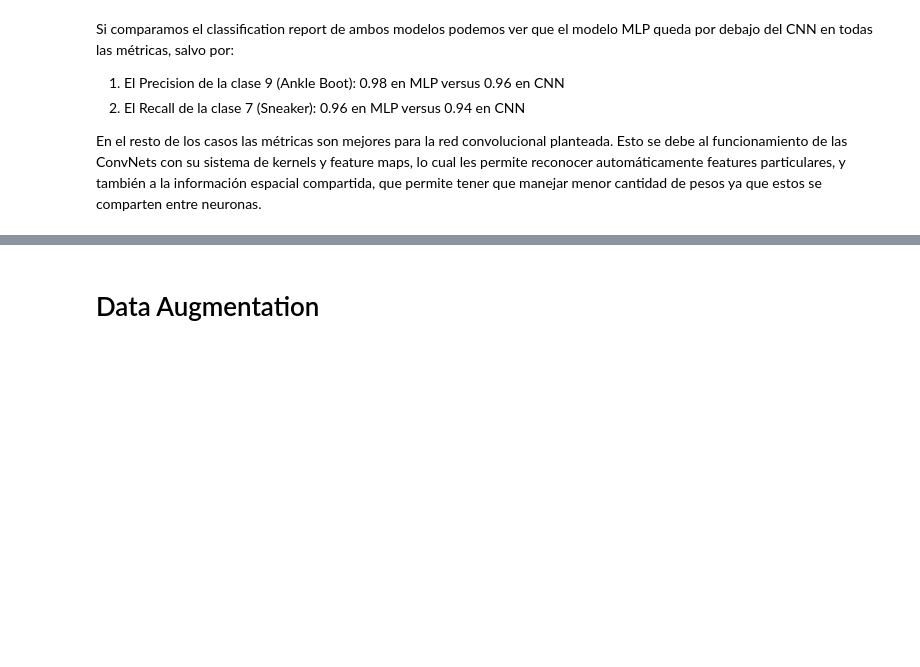
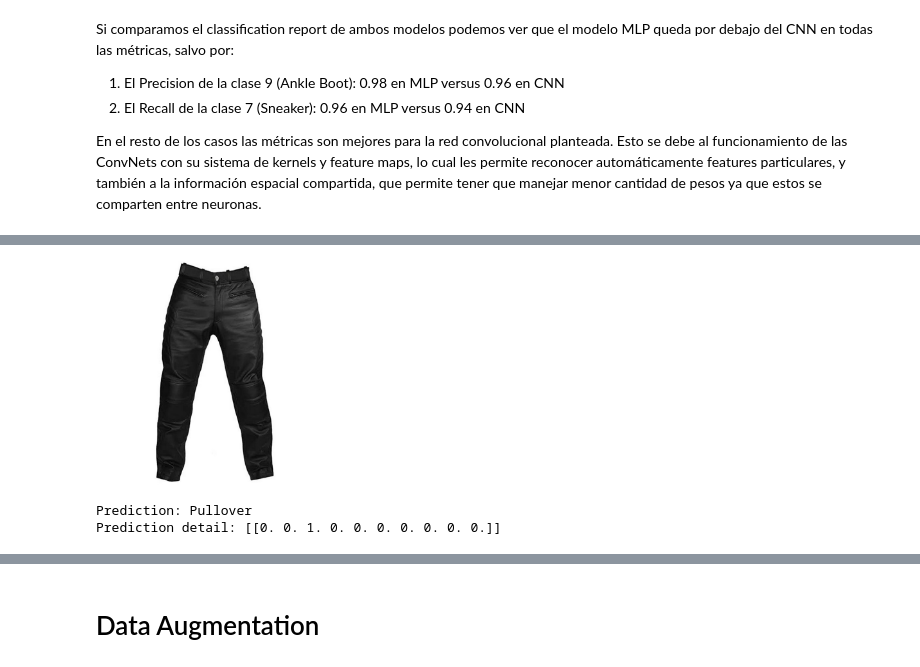
Before and after one commit to Ganymede23/UCSE-TP-ML-2022, a Jupyter notebook: tp3_fashion_mnist.ipynb, the cells around one changed output, grey strips where cells are left out. Drawn from its saved outputs; the diff is of its cells as text; code cells hidden in the pictures; blank space fills up the shorter version.

```diff
--- a/tp3_fashion_mnist.ipynb
+++ b/tp3_fashion_mnist.ipynb
@@ -2946,0 +2908,6 @@ print('Pruned test accuracy:', model_for_pruning_accuracy)
+# %%
+show_and_predict(img_trouser)
+# %% [output]
+[figure, added]
+Prediction: Pullover
+Prediction detail: [[0. 0. 1. 0. 0. 0. 0. 0. 0. 0.]]
```
Also changed, not shown: parts of 68 cells of this notebook, 4 other files.
